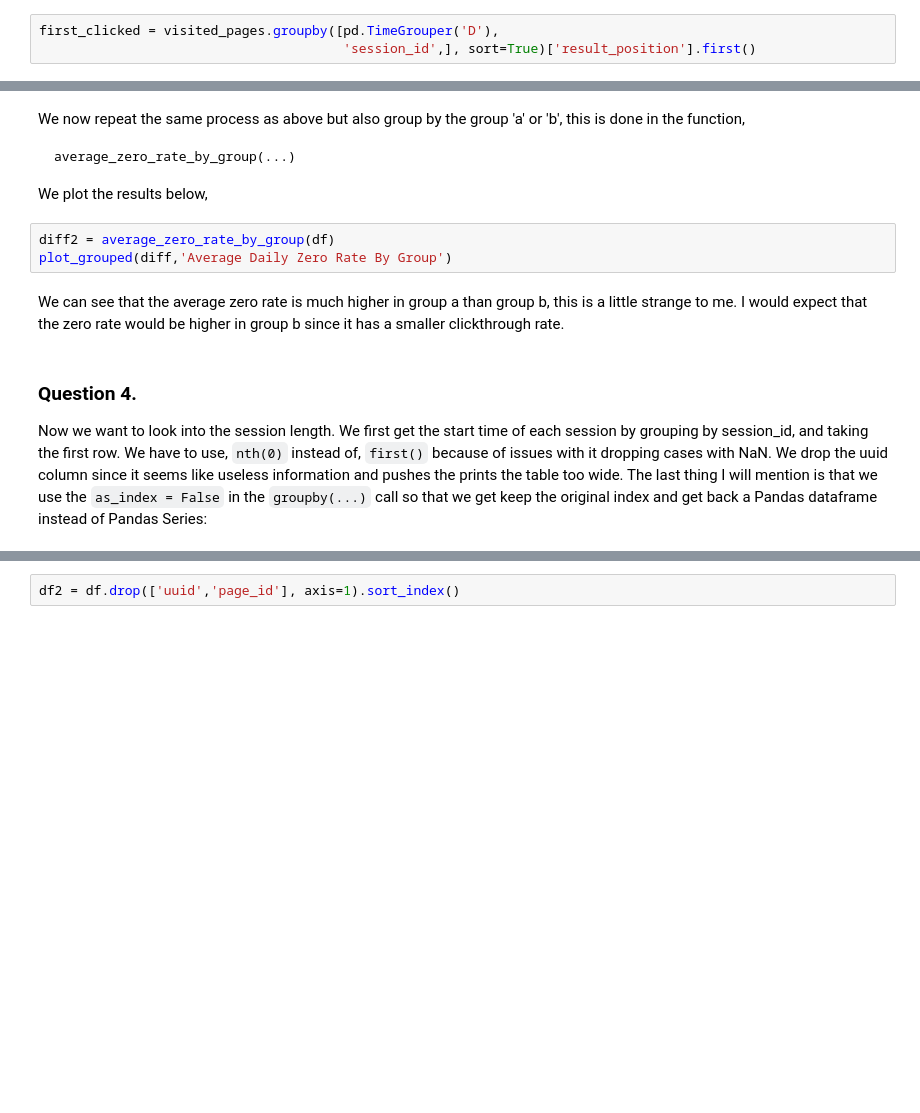
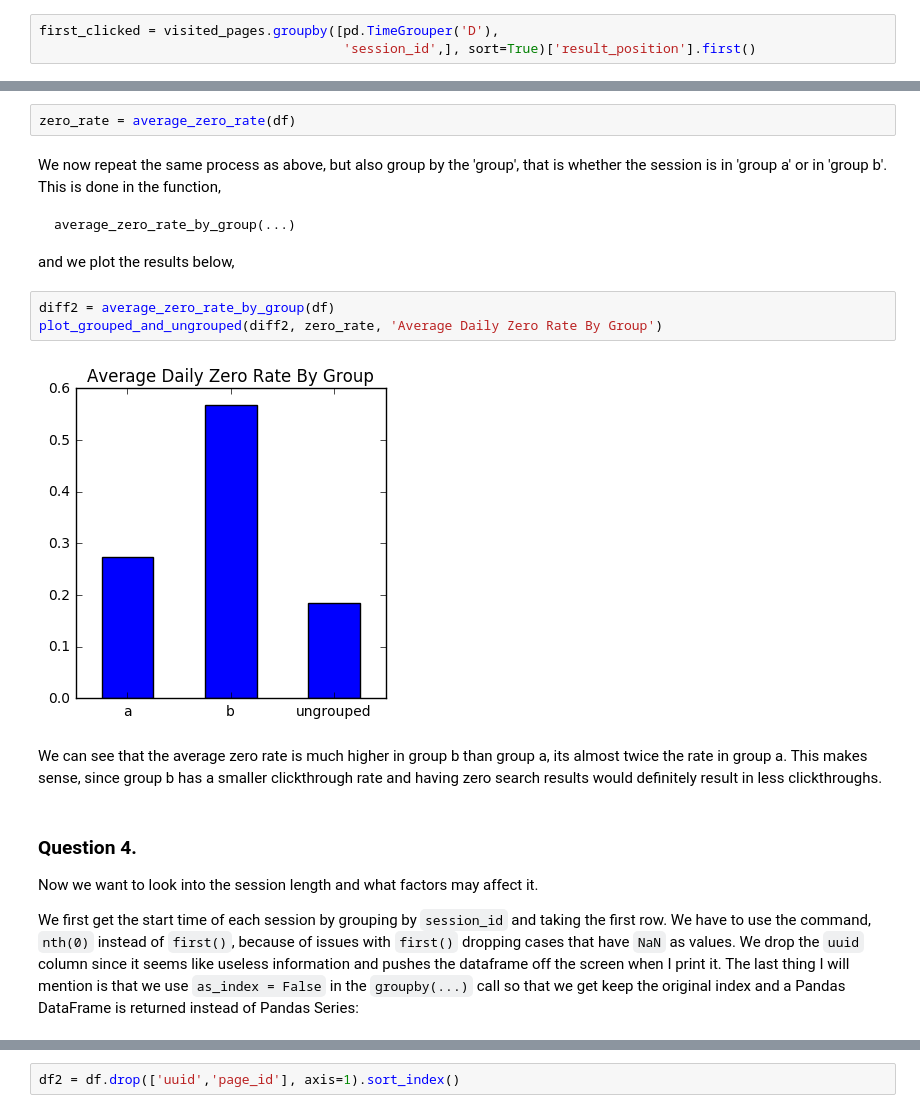
Before and after one commit to mdh266/Wikimedia_Challenge, a Jupyter notebook: Wikimedia_Challnenge.ipynb, the cells around one changed output, grey strips where cells are left out. Drawn from its saved outputs; the diff is of its cells as text; blank space fills up the shorter version.

```diff
--- a/Wikimedia_Challnenge.ipynb
+++ b/Wikimedia_Challnenge.ipynb
@@ -415,15 +292,21 @@ plot_scalar(rate,'Average Daily Zeros Rate')
+# %%
+zero_rate = average_zero_rate(df)
 # %% [markdown]
-We now repeat the same process as above but also group by the group 'a' or 'b', this is done in the function,
+We now repeat the same process as above, but also group by the 'group', that is whether the session is in 'group a' or in 'group b'. This is done in the function,
 
     average_zero_rate_by_group(...)
 
-We plot the results below,
+and we plot the results below,
 # %%
 diff2 = average_zero_rate_by_group(df)
-plot_grouped(diff,'Average Daily Zero Rate By Group')
+plot_grouped_and_ungrouped(diff2, zero_rate, 'Average Daily Zero Rate By Group')
+# %% [output]
+[figure, added]
 # %% [markdown]
-We can see that the average zero rate is much higher in group a than group b, this is a little strange to me.  I would expect that the zero rate would be higher in group b since it has a smaller clickthrough rate.
+We can see that the average zero rate is much higher in group b than group a, its almost twice the rate in group a.  This makes sense, since group b has a smaller clickthrough rate and having zero search results would definitely result in less clickthroughs.
 # %% [markdown]
 ### Question 4.
-Now we want to look into the session length. We first get the start time of each session by grouping by session_id, and taking the first row.  We have to use, <code>nth(0)</code> instead of, <code>first()</code> because of issues with it dropping cases with NaN.  We drop the uuid column since it seems like useless information and pushes the prints the table too wide.  The last thing I will mention is that we use the <code>as_index = False</code> in the <code>groupby(...)</code> call so that we get keep the original index and get back a Pandas dataframe instead of Pandas Series:
+Now we want to look into the session length and what factors may affect it.
+
+We first get the start time of each session by grouping by <code>session_id</code> and taking the first row.  We have to use the command, <code>nth(0)</code> instead of <code>first()</code>, because of issues with <code>first()</code> dropping cases that have <code>NaN</code> as values.  We drop the <code>uuid</code> column since it seems like useless information and pushes the dataframe off the screen when I print it.  The last thing I will mention is that we use <code>as_index = False</code> in the <code>groupby(...)</code> call so that we get keep the original index and a Pandas DataFrame is returned instead of Pandas Series:
 # %%
```
Also changed, not shown: parts of 68 cells of this notebook, 2 other files.
